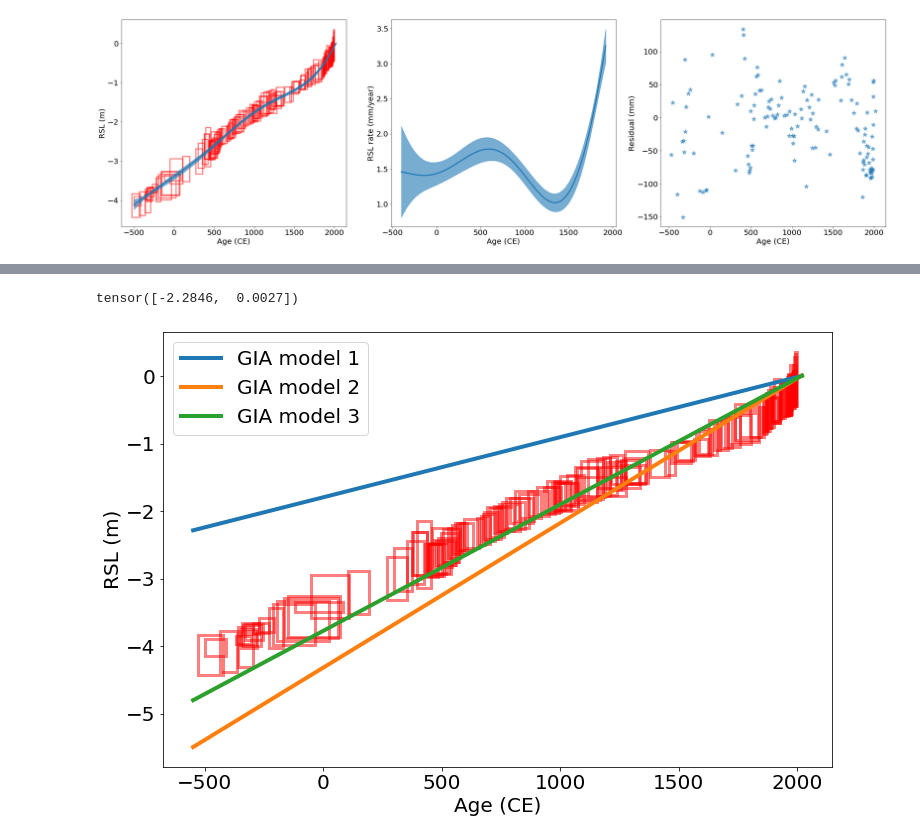
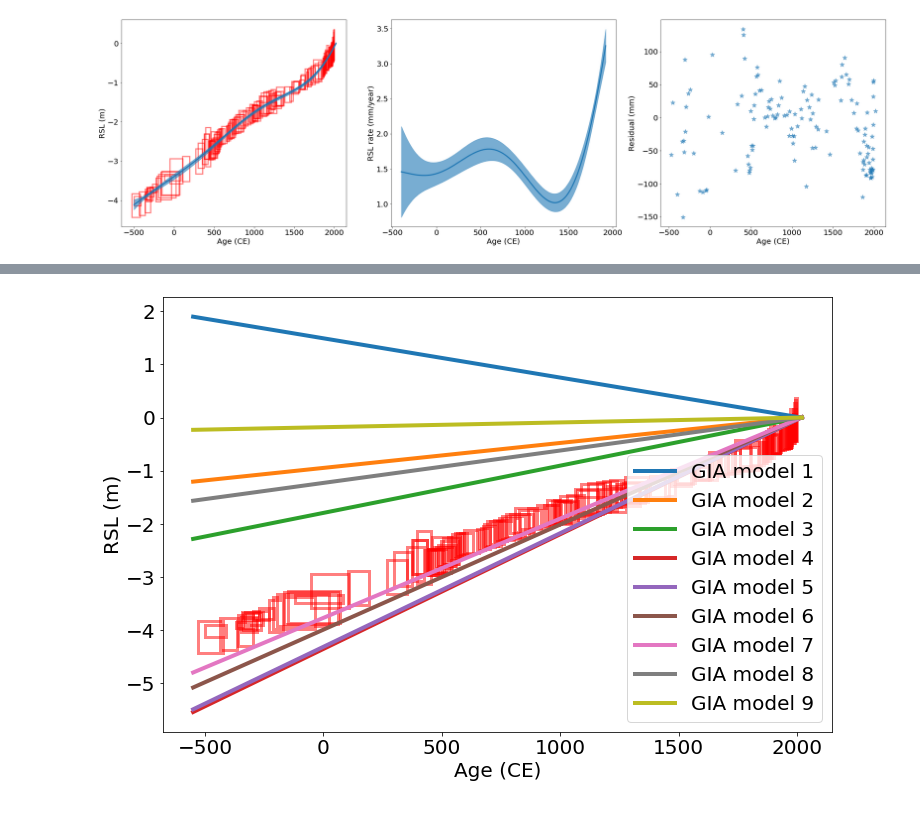
Before and after one commit to radical-collaboration/PaleoSTeHM, a Jupyter notebook: Tutorials/1. Introduction/2. Process level modelling.ipynb, the cells around one changed output, grey strips where cells are left out. Drawn from its saved outputs; the diff is of its cells as text; code cells hidden in the pictures.

```diff
--- a/Tutorials/1. Introduction/2. Process level modelling.ipynb
+++ b/Tutorials/1. Introduction/2. Process level modelling.ipynb
@@ -470,21 +479,25 @@ Therefore, the resulting posterior distirbution of phyiscs parameters are discre
-# %%
-torch.stack([GIA_1,GIA_2,GIA_3])[0]
-# %% [output]
-tensor([-2.2846,  0.0027])
 # %%
 forward_x = torch.tensor([-550,2020])
 
-GIA_1 = (forward_x-2017)*0.00089
-GIA_2 = (forward_x-2017)*0.00214
-GIA_3 = (forward_x-2017)*0.00187
-GIA_ensemble = torch.stack([GIA_1,GIA_2,GIA_3])
+GIA_1 = (forward_x-2017)*-0.00074
+GIA_2 = (forward_x-2017)*0.00047
+GIA_3 = (forward_x-2017)*0.00089
+GIA_4 = (forward_x-2017)*0.00216
+GIA_5 = (forward_x-2017)*0.00214
+GIA_6 = (forward_x-2017)*0.00198
+GIA_7 = (forward_x-2017)*0.00187
+GIA_8 = (forward_x-2017)*0.00061
+GIA_9 = (forward_x-2017)*0.00009
+
+GIA_ensemble = torch.stack([GIA_1,GIA_2,GIA_3,GIA_4,GIA_5,GIA_6,GIA_7,GIA_8,GIA_9])
 #visulize GIA model results
 plt.figure(figsize=(12,8))
 ax = plt.subplot(111)
 PSTHM.plot_uncertainty_boxes(X,y, x_sigma*2,y_sigma*2,ax=ax)
-plt.plot(forward_x,GIA_1,color='C0',linewidth=4,label='GIA model 1')
-plt.plot(forward_x,GIA_2,color='C1',linewidth=4,label='GIA model 2')
-plt.plot(forward_x,GIA_3,color='C2',linewidth=4,label='GIA model 3')
-plt.legend();
+for i in range(0,9):
+
+    plt.plot(forward_x,GIA_ensemble[i],linewidth=4,label=f'GIA model {i+1}')
+
+plt.legend(loc='lower right');
 # %% [output]
-[figure, old version]
+[figure, new version]
```
Also changed, not shown: parts of 21 cells of this notebook, 1 other file.
